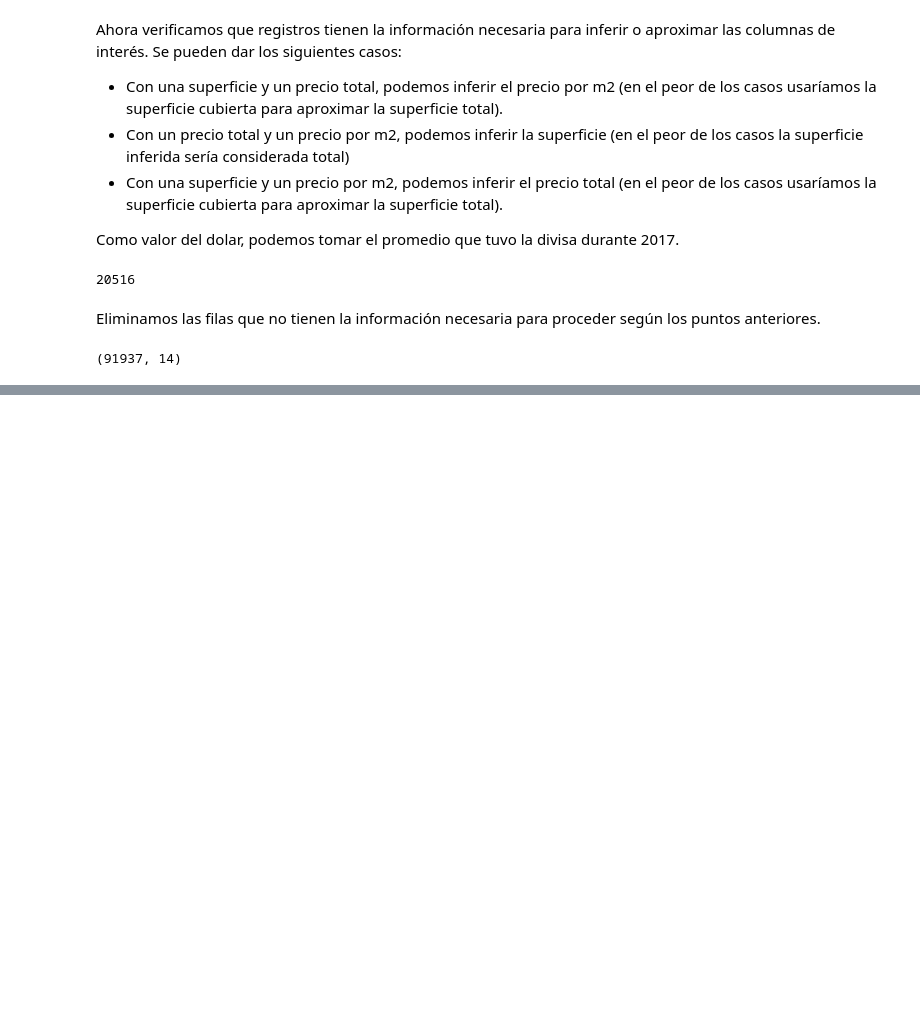
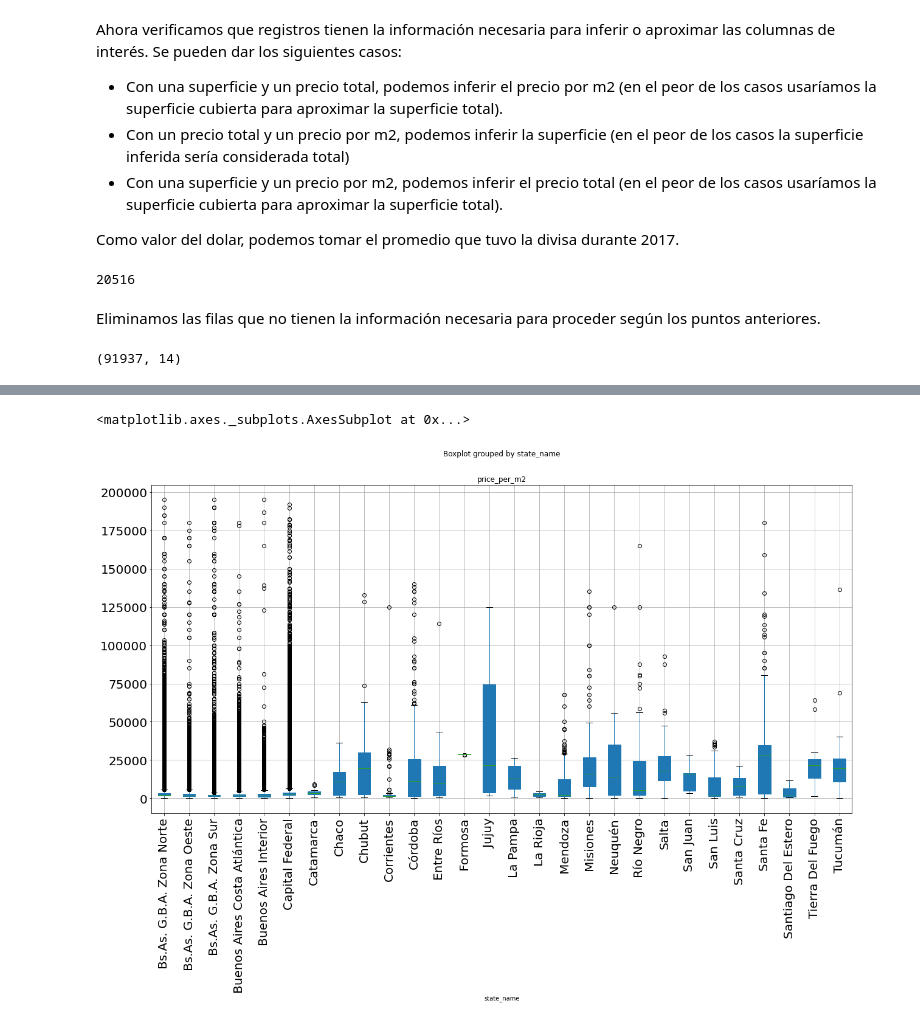
Before and after one commit to DH-DSBLEND-0420-grupo3/desafio-1, a Jupyter notebook: EDA.ipynb, the cells around one changed output, grey strips where cells are left out. Saved outputs shown, nothing was run; the diff lists cells and outputs as text; code cells hidden in the pictures; blank space fills up the shorter version.

```diff
--- a/EDA.ipynb
+++ b/EDA.ipynb
@@ -440,0 +525,7 @@ data.describe()
+# %%
+sorted_data_cuted.boxplot(
+    column='price_per_m2', by='state_name',
+    fontsize=20, rot=90, figsize=(20,10), patch_artist=True)
+# %% [output]
+<matplotlib.axes._subplots.AxesSubplot at 0x...>
+[figure, added]
```
Also changed, not shown: parts of 19 cells of this notebook.
